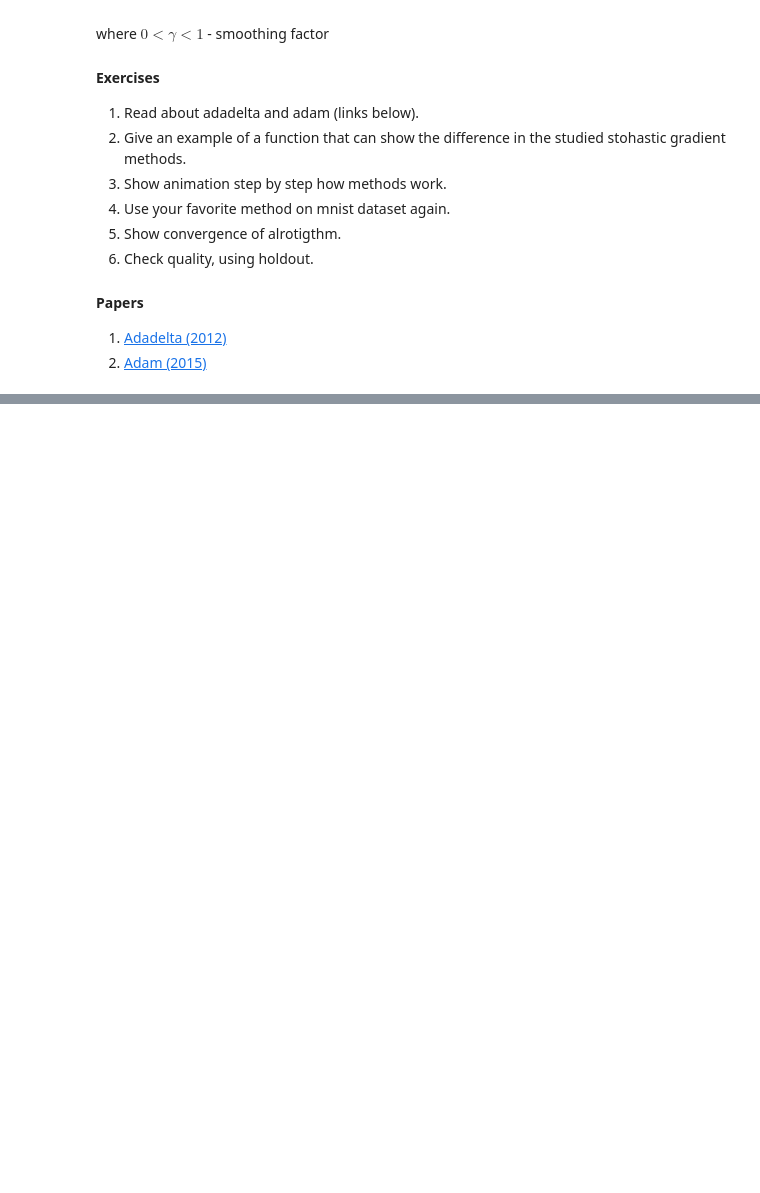
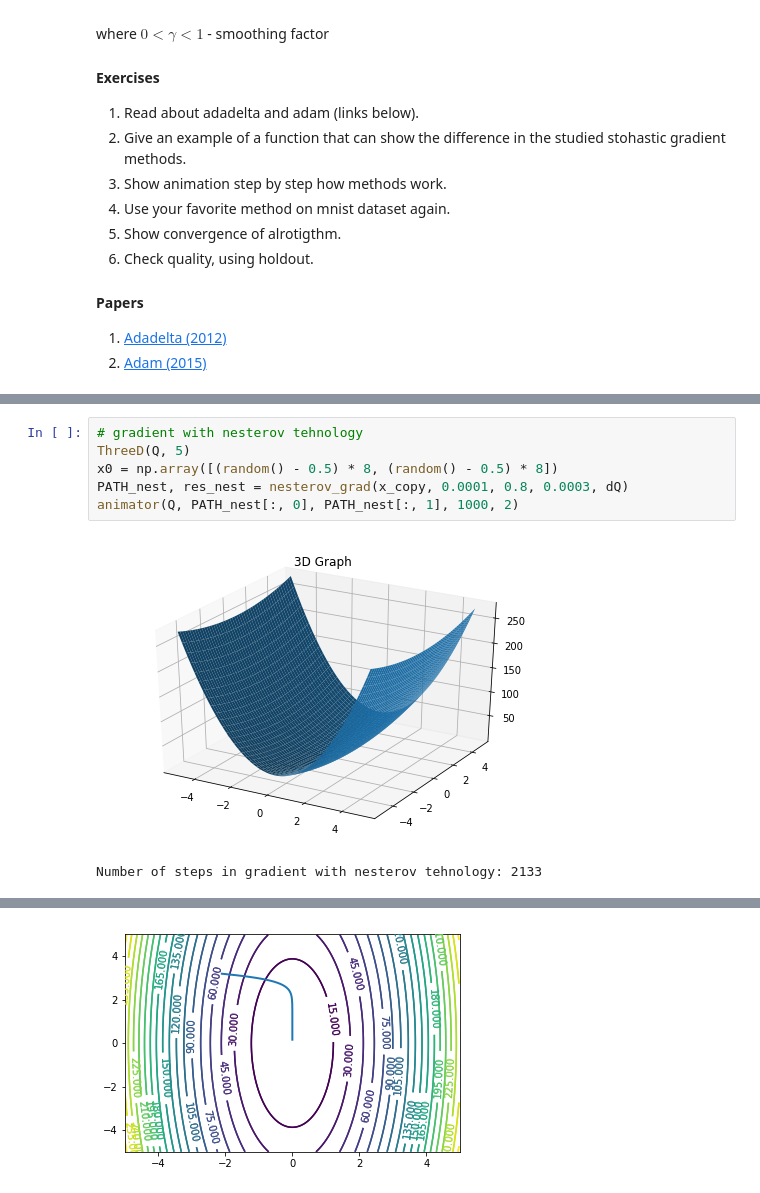
Before and after one commit to oleges1/Renju, a Jupyter notebook: lab-1_oleges.ipynb, the cells around one changed output, grey strips where cells are left out. Saved outputs shown, nothing was run; the diff lists cells and outputs as text; blank space fills up the shorter version.

```diff
--- a/lab-1_oleges.ipynb
+++ b/lab-1_oleges.ipynb
@@ -723,0 +842,9 @@ where $0< \gamma < 1$ - smoothing factor
+# %%
+# gradient with nesterov tehnology
+ThreeD(Q, 5)
+x0 = np.array([(random() - 0.5) * 8, (random() - 0.5) * 8])
+PATH_nest, res_nest = nesterov_grad(x_copy, 0.0001, 0.8, 0.0003, dQ)
+animator(Q, PATH_nest[:, 0], PATH_nest[:, 1], 1000, 2)
+# %% [output]
+[figure, added]
+Number of steps in gradient with nesterov tehnology: 2133
@@ -723,0 +852 @@ where $0< \gamma < 1$ - smoothing factor
+[figure, added]
```
Also changed, not shown: parts of 27 cells of this notebook.
